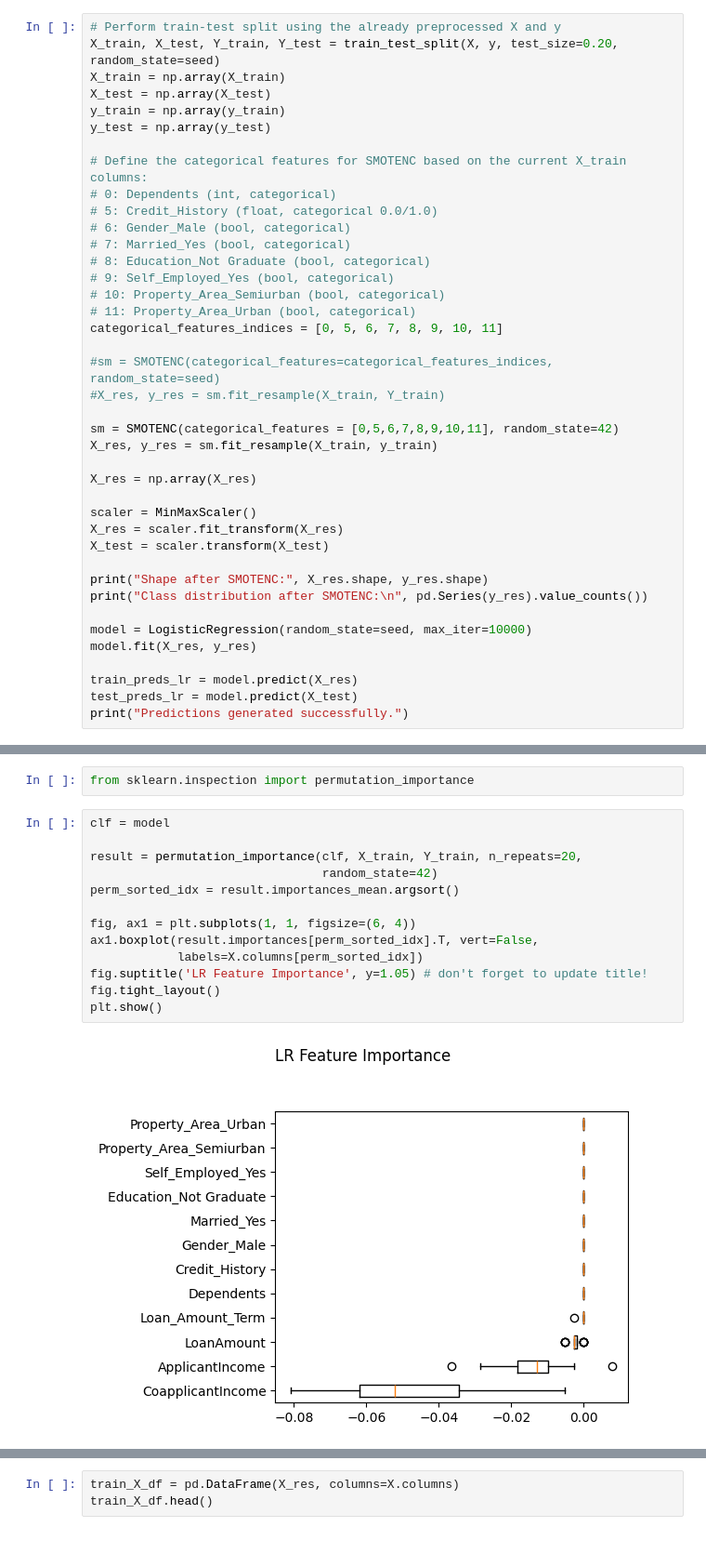
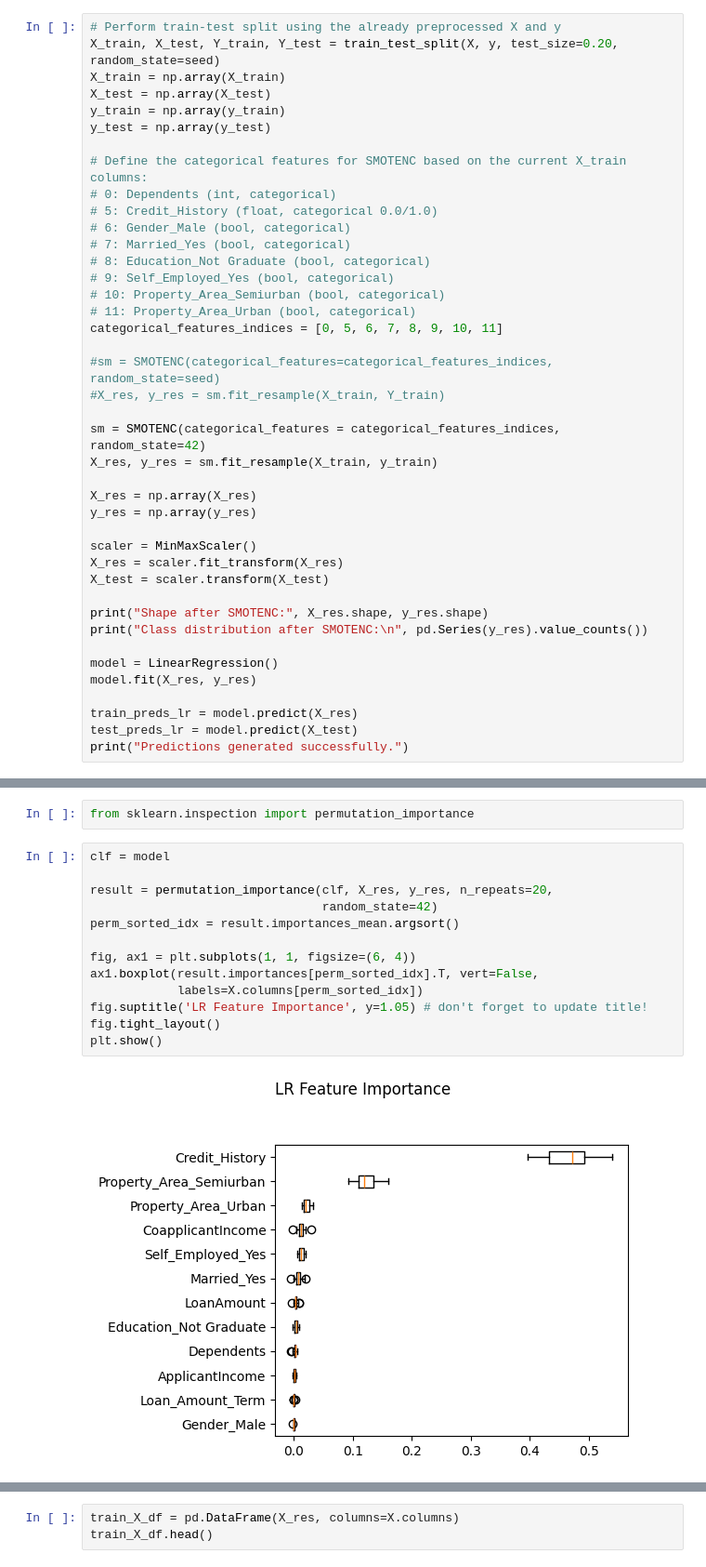
Before and after one commit to OPIM5512-des18004/OPIM5512_A04-des18004, a Jupyter notebook: src/assignment04_des18004.ipynb, the cells around one changed output, grey strips where cells are left out. Shown at 93% size. Cells and saved outputs as stored; diff of their text form.

```diff
--- a/src/assignment04_des18004.ipynb
+++ b/src/assignment04_des18004.ipynb
@@ -147,10 +146,11 @@ categorical_features_indices = [0, 5, 6, 7, 8, 9, 10, 11]
 #sm = SMOTENC(categorical_features=categorical_features_indices, random_state=seed)
 #X_res, y_res = sm.fit_resample(X_train, Y_train)
 
-sm = SMOTENC(categorical_features = [0,5,6,7,8,9,10,11], random_state=42)
+sm = SMOTENC(categorical_features = categorical_features_indices, random_state=42)
 X_res, y_res = sm.fit_resample(X_train, y_train)
 
 X_res = np.array(X_res)
+y_res = np.array(y_res)
 
 scaler = MinMaxScaler()
 X_res = scaler.fit_transform(X_res)
@@ -159,7 +159,7 @@ X_test = scaler.transform(X_test)
 print("Shape after SMOTENC:", X_res.shape, y_res.shape)
 print("Class distribution after SMOTENC:\n", pd.Series(y_res).value_counts())
 
-model = LogisticRegression(random_state=seed, max_iter=10000)
+model = LinearRegression()
 model.fit(X_res, y_res)
 
 train_preds_lr = model.predict(X_res)
@@ -217,18 +205,18 @@ from sklearn.inspection import permutation_importance
 # %%
 clf = model
 
-result = permutation_importance(clf, X_train, Y_train, n_repeats=20,
+result = permutation_importance(clf, X_res, y_res, n_repeats=20,
                                 random_state=42)
 perm_sorted_idx = result.importances_mean.argsort()
 
 fig, ax1 = plt.subplots(1, 1, figsize=(6, 4))
 ax1.boxplot(result.importances[perm_sorted_idx].T, vert=False,
             labels=X.columns[perm_sorted_idx])
 fig.suptitle('LR Feature Importance', y=1.05) # don't forget to update title!
 fig.tight_layout()
 plt.show()
 # %% [output]
-[figure, old version]
+[figure, new version]
 # %%
 top5_features = perm_sorted_idx[7:]
 top5_features = X.columns[top5_features]
```
Also changed, not shown: parts of 10 cells of this notebook.
